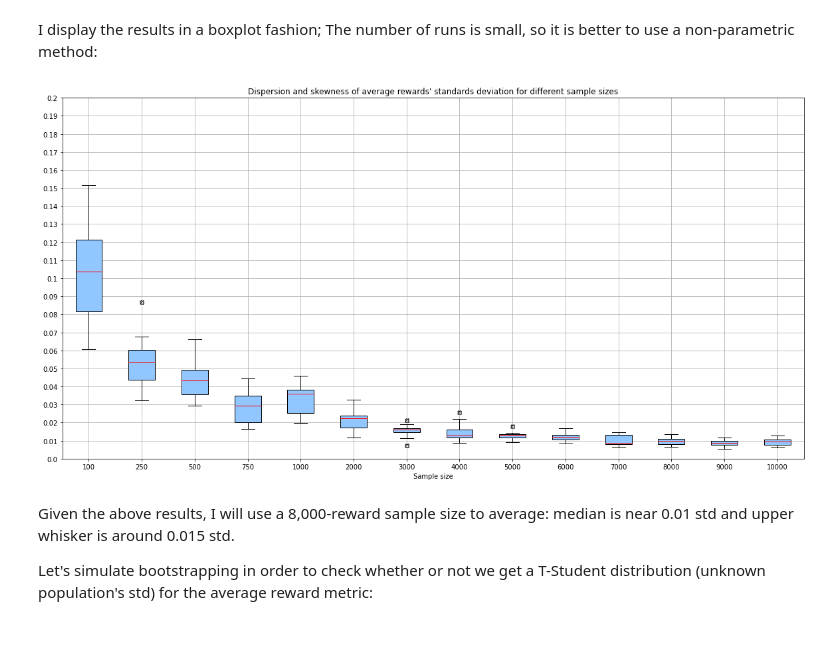
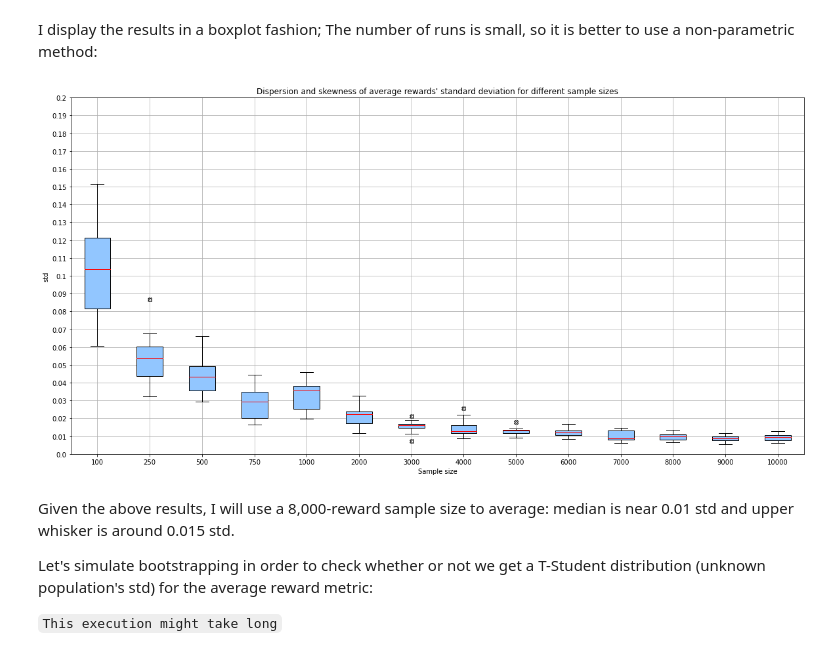
Before and after one commit to Xavi-Linux/Fatjack, a Jupyter notebook: Train_Test.ipynb, the cells around one changed output. Drawn from its saved outputs; the diff is of its cells as text; code cells hidden in the pictures.

```diff
--- a/Train_Test.ipynb
+++ b/Train_Test.ipynb
@@ -528,37 +507,40 @@ I display the results in a boxplot fashion; The number of runs is small, so it i
 # %%
 def box_plotting(summary):
     stds = []
     fig = plt.figure(figsize=(20,10))
 
     style_dict = {'xlabel': 'Sample size',
+                  'ylabel' : 'std',
                   'ylim': (0,0.2),
                   'yticks': np.linspace(0, .2, 21),
                   'yticklabels': np.linspace(0, .2, 21),
-                  'title': 'Dispersion and skewness of average rewards\' standards '
+                  'title': 'Dispersion and skewness of average rewards\' standard '
                            + 'deviation for different sample sizes'
                  }
 
     ax = fig.add_subplot(1,1,1, **style_dict)
     #unpacking stds:
     for sample_size in summary:
         stds.append(summary[sample_size]['stds'])
 
     ax.boxplot(stds, labels=summary.keys(),
                positions=[i for i in range(0,len(summary))],
                patch_artist=True,
                medianprops={'color': 'red'},
                sym= 'X')
     ax.grid()
 
     return ax
 
 box_plotting(sample_size_summary);
 # %% [output]
-[figure, old version]
+[figure, new version]
 # %% [markdown]
 Given the above results, I will use a 8,000-reward sample size to average: median is near 0.01 std and upper whisker is around 0.015 std.
 
 Let's simulate bootstrapping in order to check whether or not we get a T-Student distribution (unknown population's std) for the average reward metric:
+
+`This execution might take long`
 # %%
 def bootstrap_simulation(sample_size, num_of_samples=1_000, number_of_runs=10):
     """
```
Also changed, not shown: parts of 11 cells of this notebook.
